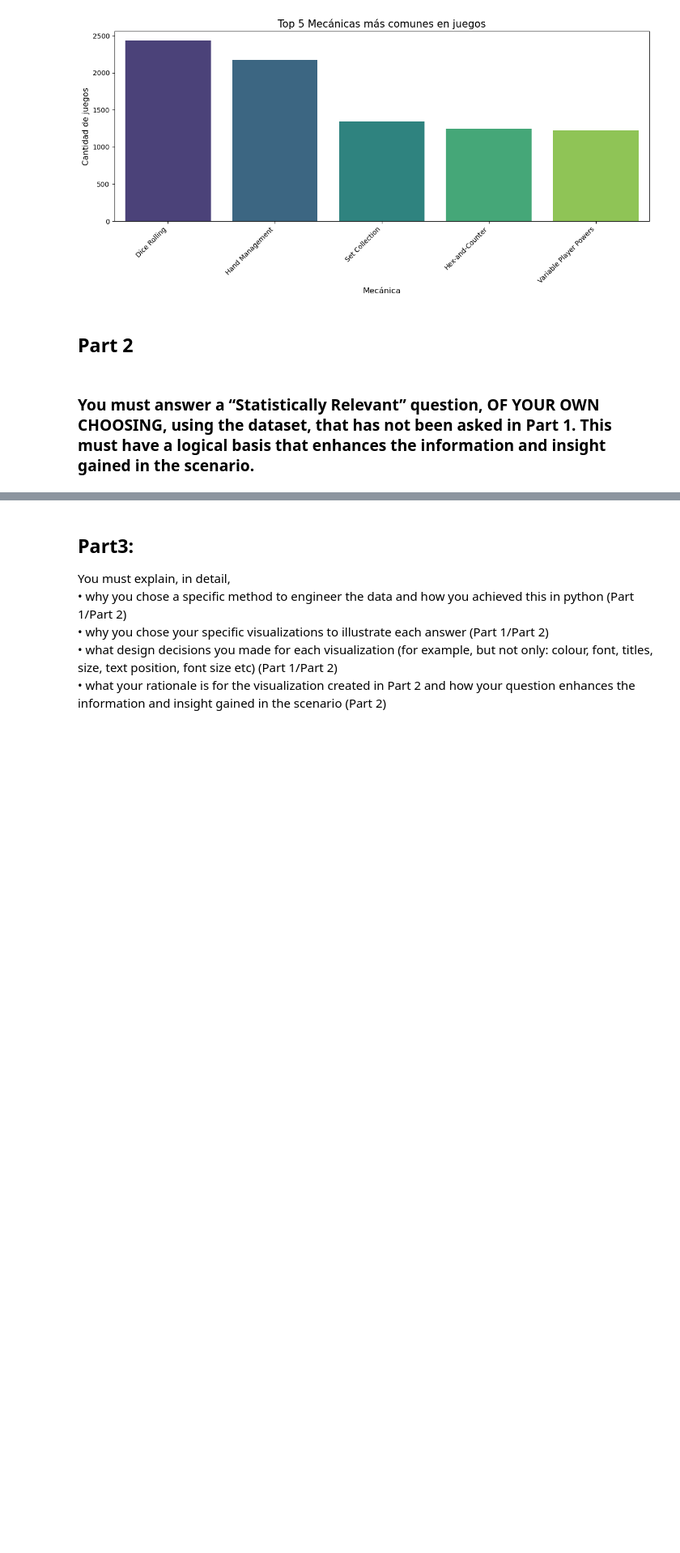
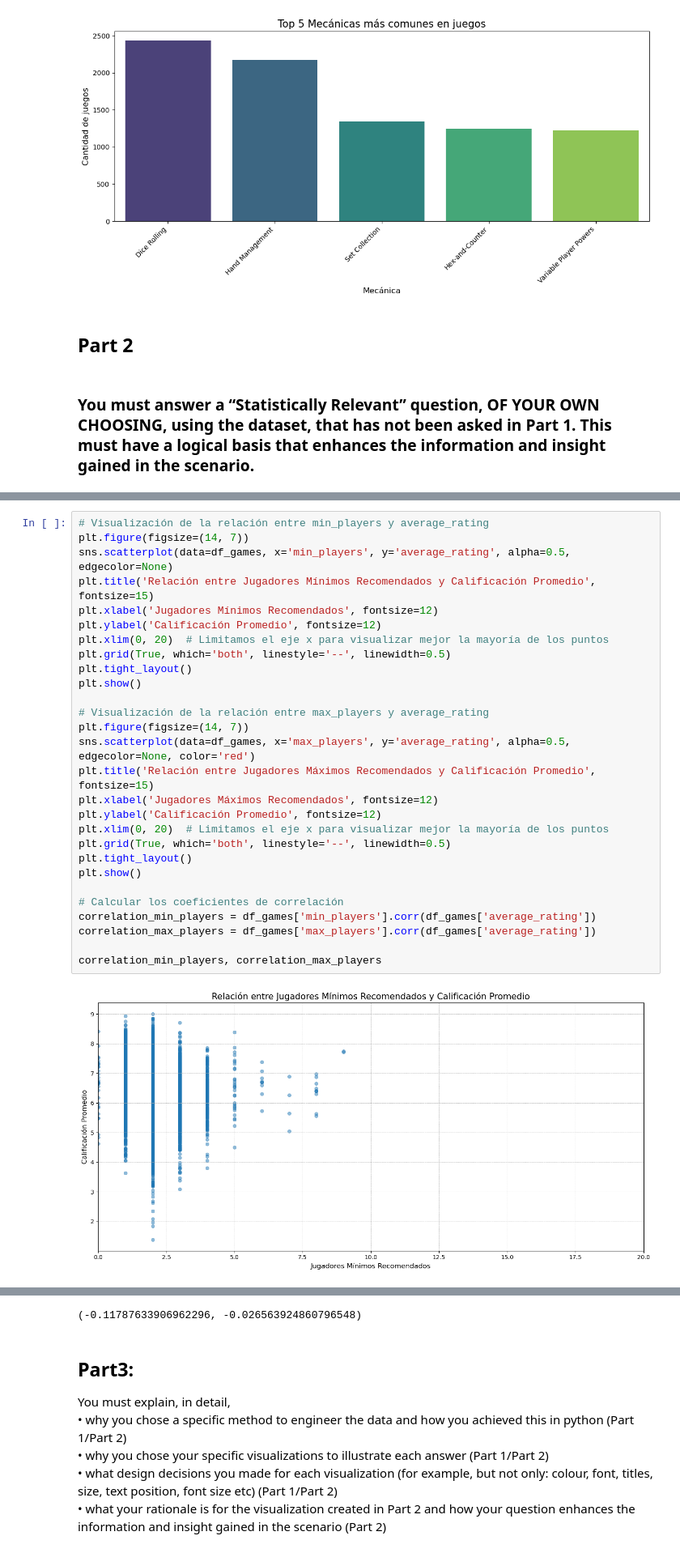
Before and after one commit to FJGM2023015/CA1_DVis_HDip_Lvl8-, a Jupyter notebook: Francisco_Gorigoitia_DVisHDip_CA1.ipynb, the cells around one changed output, grey strips where cells are left out. Shown at 81% size. Cells and saved outputs as stored; diff of their text form; blank space fills up the shorter version.

```diff
--- a/Francisco_Gorigoitia_DVisHDip_CA1.ipynb
+++ b/Francisco_Gorigoitia_DVisHDip_CA1.ipynb
@@ -326,0 +345,30 @@ plt.show()
+# %%
+# Visualización de la relación entre min_players y average_rating
+plt.figure(figsize=(14, 7))
+sns.scatterplot(data=df_games, x='min_players', y='average_rating', alpha=0.5, edgecolor=None)
+plt.title('Relación entre Jugadores Mínimos Recomendados y Calificación Promedio', fontsize=15)
+plt.xlabel('Jugadores Mínimos Recomendados', fontsize=12)
+plt.ylabel('Calificación Promedio', fontsize=12)
+plt.xlim(0, 20)  # Limitamos el eje x para visualizar mejor la mayoría de los puntos
+plt.grid(True, which='both', linestyle='--', linewidth=0.5)
+plt.tight_layout()
+plt.show()
+
+# Visualización de la relación entre max_players y average_rating
+plt.figure(figsize=(14, 7))
+sns.scatterplot(data=df_games, x='max_players', y='average_rating', alpha=0.5, edgecolor=None, color='red')
+plt.title('Relación entre Jugadores Máximos Recomendados y Calificación Promedio', fontsize=15)
+plt.xlabel('Jugadores Máximos Recomendados', fontsize=12)
+plt.ylabel('Calificación Promedio', fontsize=12)
+plt.xlim(0, 20)  # Limitamos el eje x para visualizar mejor la mayoría de los puntos
+plt.grid(True, which='both', linestyle='--', linewidth=0.5)
+plt.tight_layout()
+plt.show()
+
+# Calcular los coeficientes de correlación
+correlation_min_players = df_games['min_players'].corr(df_games['average_rating'])
+correlation_max_players = df_games['max_players'].corr(df_games['average_rating'])
+
+correlation_min_players, correlation_max_players
+# %% [output]
+[figure, added]
@@ -327,3 +376,4 @@ plt.show()
+(-0.11787633906962296, -0.026563924860796548)
 # %% [markdown]
 ## Part3:
 
```
Also changed, not shown: parts of 2 cells of this notebook.
